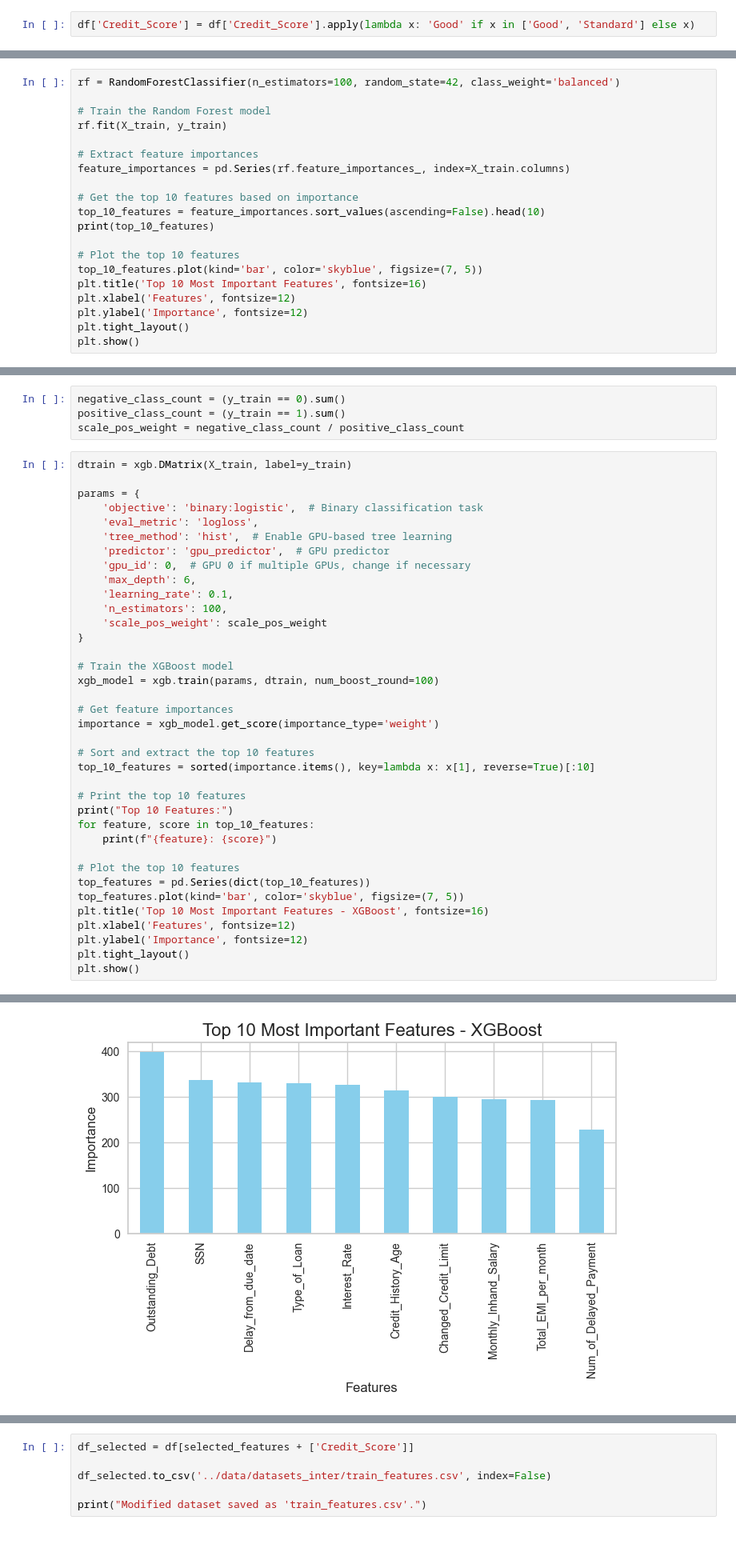
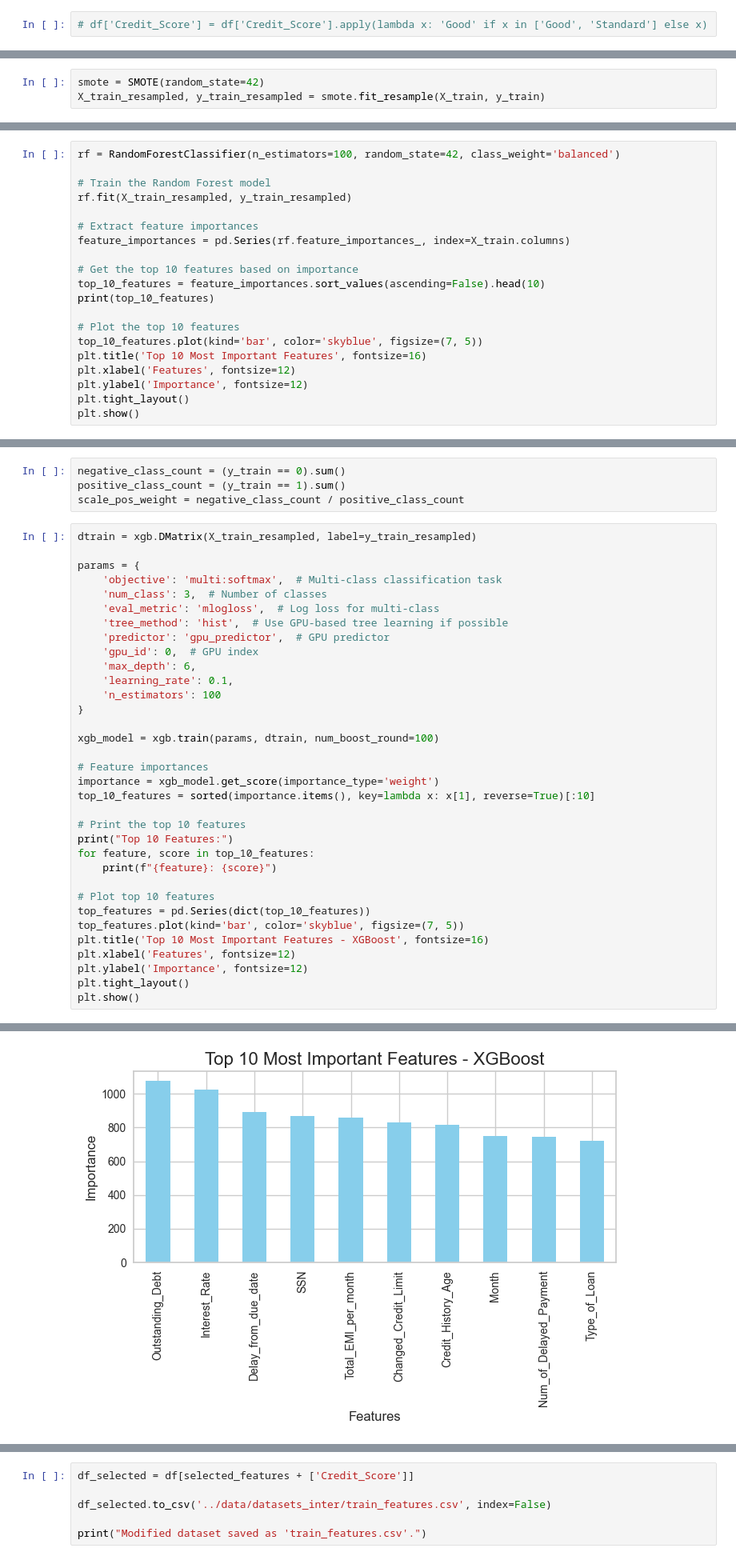
Before and after one commit to ia-project-org/Credit-eligibility-model-recommendation-system, a Jupyter notebook: notebooks/feature_selection.ipynb, the cells around one changed output, grey strips where cells are left out. Shown at 80% size. Drawn from its saved outputs; the diff is of its cells as text.

```diff
--- a/notebooks/feature_selection.ipynb
+++ b/notebooks/feature_selection.ipynb
@@ -70,7 +70,7 @@ Good        17828
 Name: count, dtype: int64
 [figure]
 # %%
-df['Credit_Score'] = df['Credit_Score'].apply(lambda x: 'Good' if x in ['Good', 'Standard'] else x)
+# df['Credit_Score'] = df['Credit_Score'].apply(lambda x: 'Good' if x in ['Good', 'Standard'] else x)
 # %%
 encoder = LabelEncoder()
 df['Credit_Score'] = encoder.fit_transform(df['Credit_Score'])
@@ -120,0 +120,3 @@ y_val= val_data['Credit_Score']
+# %%
+smote = SMOTE(random_state=42)
+X_train_resampled, y_train_resampled = smote.fit_resample(X_train, y_train)
@@ -122,7 +132,7 @@ y_val= val_data['Credit_Score']
 rf = RandomForestClassifier(n_estimators=100, random_state=42, class_weight='balanced')
 
 # Train the Random Forest model
-rf.fit(X_train, y_train)
+rf.fit(X_train_resampled, y_train_resampled)
 
 # Extract feature importances
 feature_importances = pd.Series(rf.feature_importances_, index=X_train.columns)
@@ -208,27 +213,24 @@ negative_class_count = (y_train == 0).sum()
 positive_class_count = (y_train == 1).sum()
 scale_pos_weight = negative_class_count / positive_class_count
 # %%
-dtrain = xgb.DMatrix(X_train, label=y_train)
+dtrain = xgb.DMatrix(X_train_resampled, label=y_train_resampled)
 
 params = {
-    'objective': 'binary:logistic',  # Binary classification task
-    'eval_metric': 'logloss',
-    'tree_method': 'hist',  # Enable GPU-based tree learning
+    'objective': 'multi:softmax',  # Multi-class classification task
+    'num_class': 3,  # Number of classes
+    'eval_metric': 'mlogloss',  # Log loss for multi-class
+    'tree_method': 'hist',  # Use GPU-based tree learning if possible
     'predictor': 'gpu_predictor',  # GPU predictor
-    'gpu_id': 0,  # GPU 0 if multiple GPUs, change if necessary
+    'gpu_id': 0,  # GPU index
     'max_depth': 6,
     'learning_rate': 0.1,
-    'n_estimators': 100,
-    'scale_pos_weight': scale_pos_weight
+    'n_estimators': 100
 }
 
-# Train the XGBoost model
 xgb_model = xgb.train(params, dtrain, num_boost_round=100)
 
-# Get feature importances
+# Feature importances
 importance = xgb_model.get_score(importance_type='weight')
-
-# Sort and extract the top 10 features
 top_10_features = sorted(importance.items(), key=lambda x: x[1], reverse=True)[:10]
 
 # Print the top 10 features
@@ -236,7 +238,7 @@ print("Top 10 Features:")
 for feature, score in top_10_features:
     print(f"{feature}: {score}")
 
-# Plot the top 10 features
+# Plot top 10 features
 top_features = pd.Series(dict(top_10_features))
 top_features.plot(kind='bar', color='skyblue', figsize=(7, 5))
 plt.title('Top 10 Most Important Features - XGBoost', fontsize=16)
@@ -259,2 +261,2 @@ Num_of_Delayed_Payment: 229.0
-[figure, old version]
+[figure, new version]
 # %%
```
Also changed, not shown: parts of 10 cells of this notebook, 25 other files.
